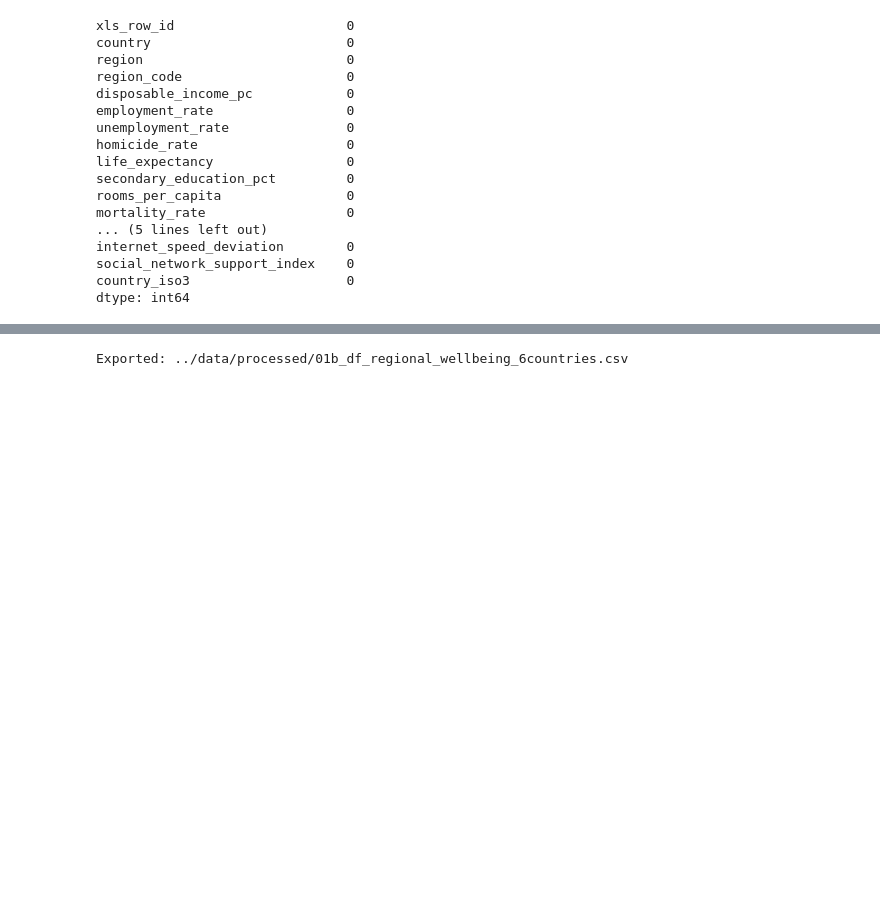
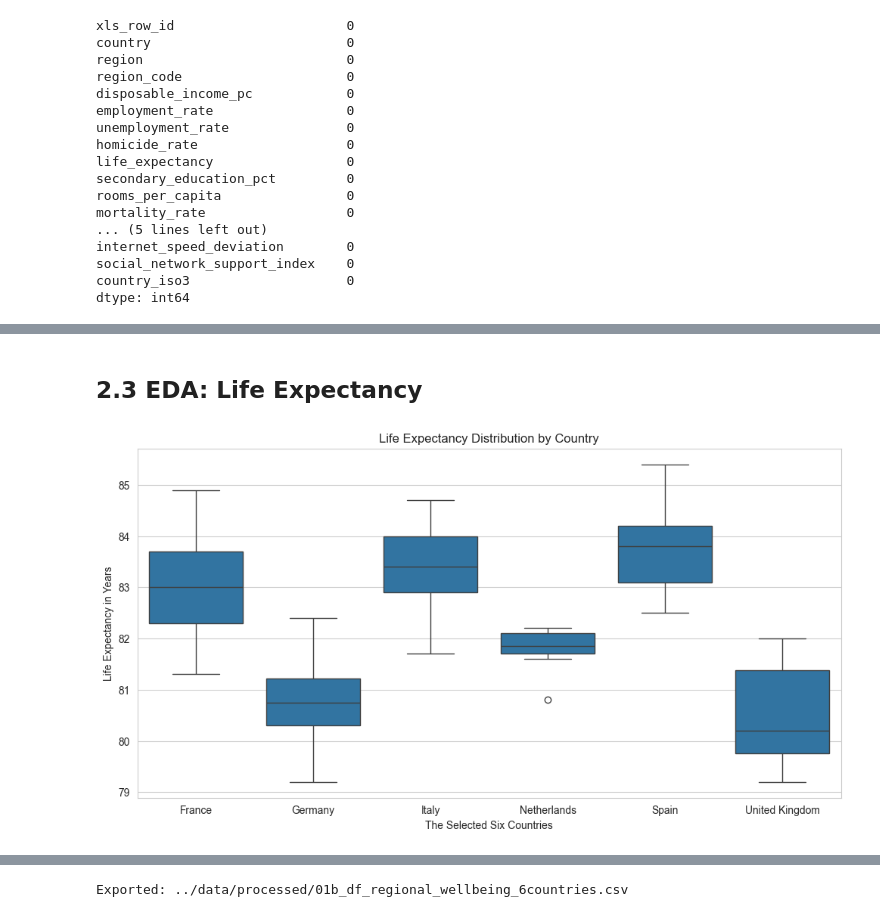
Before and after one commit to HaveTimeDrinkTea/Keeping_up_with_the_Joneses, a Jupyter notebook: jupyter_notebooks/01_ETL_EDA_WellBeing_Data.ipynb, the cells around one changed output, grey strips where cells are left out. Saved outputs shown, nothing was run; the diff lists cells and outputs as text; code cells hidden in the pictures; blank space fills up the shorter version.

```diff
--- a/jupyter_notebooks/01_ETL_EDA_WellBeing_Data.ipynb
+++ b/jupyter_notebooks/01_ETL_EDA_WellBeing_Data.ipynb
@@ -434,0 +480,16 @@ dtype: int64
+# %% [markdown]
+## 2.3 EDA: Life Expectancy
+# %%
+plt.figure(figsize=(12,6))
+
+# box plots of the life expectancy per country
+sns.boxplot(x="country", y="life_expectancy", data=df_regional_wellbeing_6countries_no_overseas)
+
+plt.title("Life Expectancy Distribution by Country")
+plt.xlabel("The Selected Six Countries")
+plt.ylabel("Life Expectancy in Years")
+
+plt.tight_layout
+plt.show()
+# %% [output]
+[figure, added]
```
Also changed, not shown: parts of 16 cells of this notebook, 1 other file.
